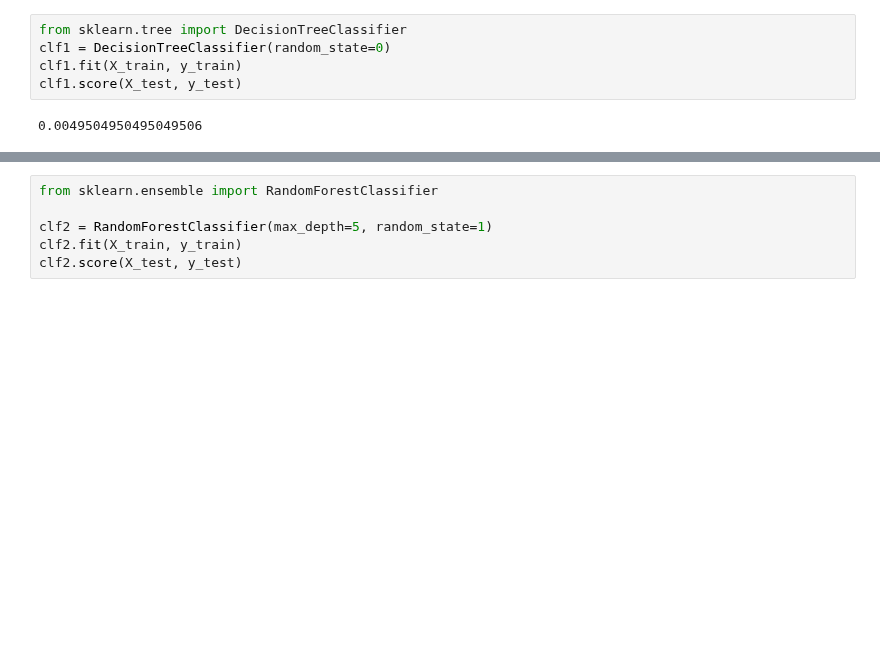
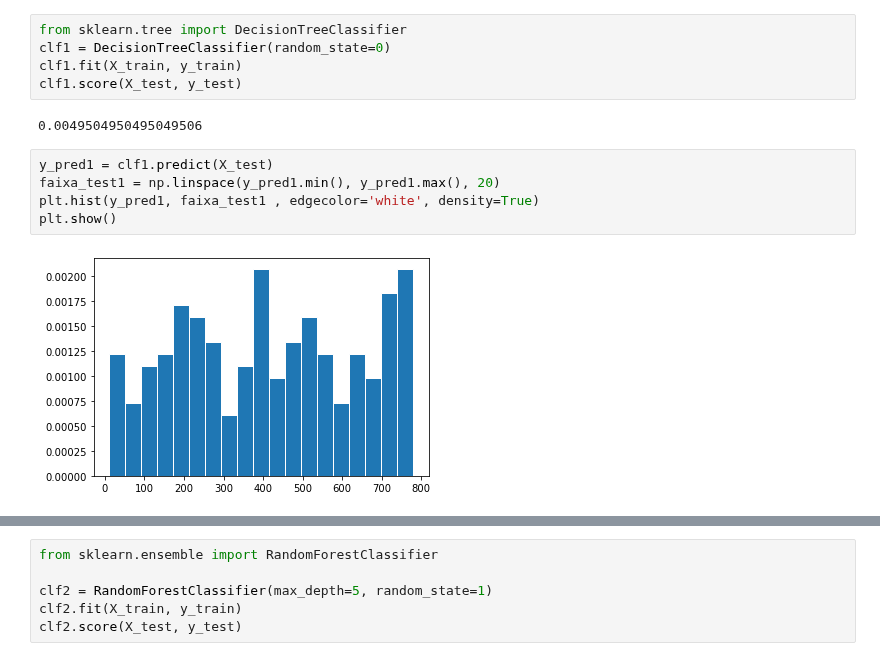
Before and after one commit to insper-classroom/22-2c-cd-p2-grupo_mace_girls, a Jupyter notebook: dados/relatorio.ipynb, the cells around one changed output, grey strips where cells are left out. Saved outputs shown, nothing was run; the diff lists cells and outputs as text; blank space fills up the shorter version.

Commit message:
histogramas

```diff
--- a/dados/relatorio.ipynb
+++ b/dados/relatorio.ipynb
@@ -450,3 +450,10 @@ clf1.fit(X_train, y_train)
 clf1.score(X_test, y_test)
 # %% [output]
 0.0049504950495049506
+# %%
+y_pred1 = clf1.predict(X_test)
+faixa_test1 = np.linspace(y_pred1.min(), y_pred1.max(), 20)
+plt.hist(y_pred1, faixa_test1 , edgecolor='white', density=True)
+plt.show()
+# %% [output]
+[figure, added]
```
Also changed, not shown: parts of 3 cells of this notebook.
